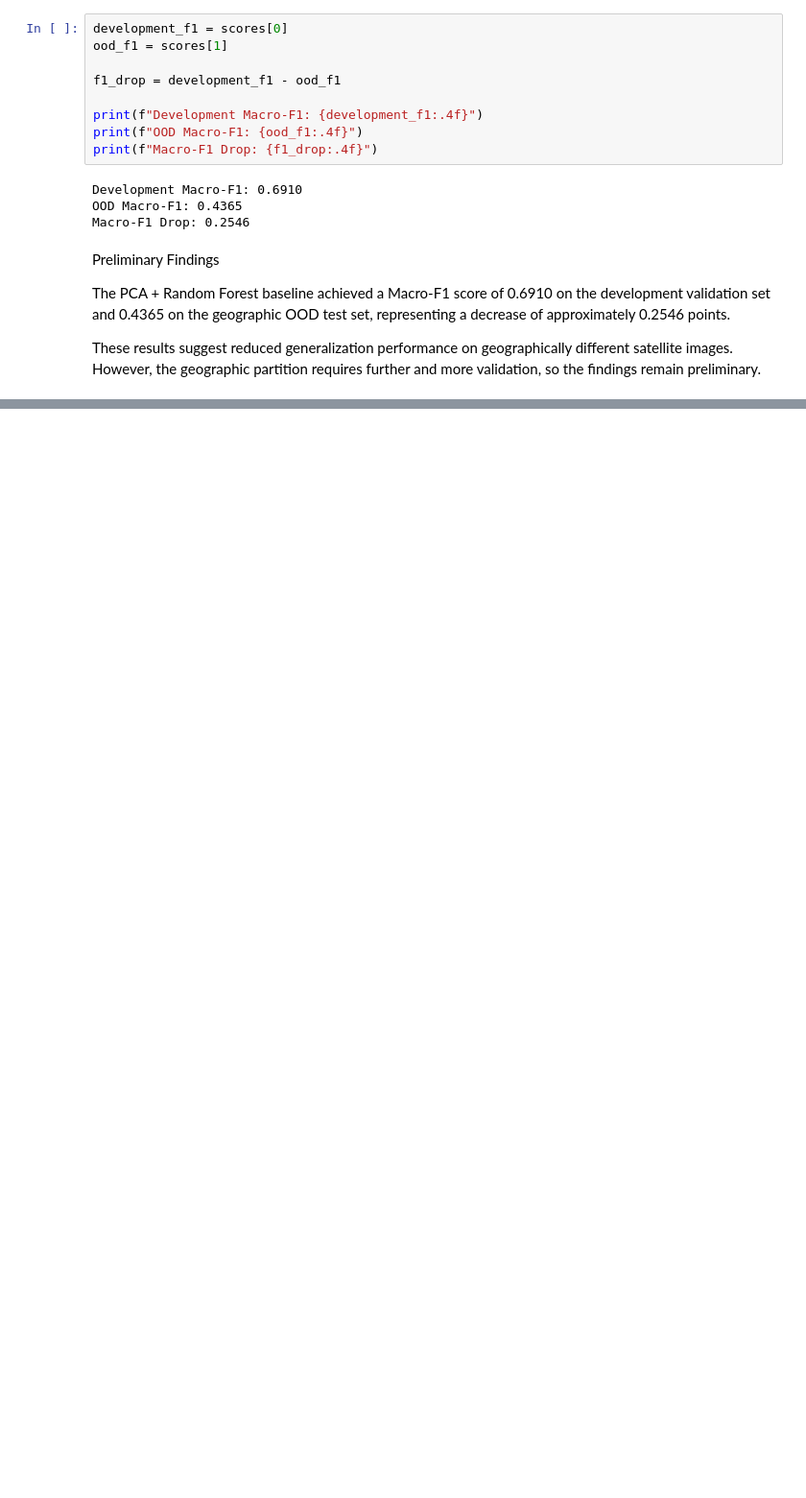
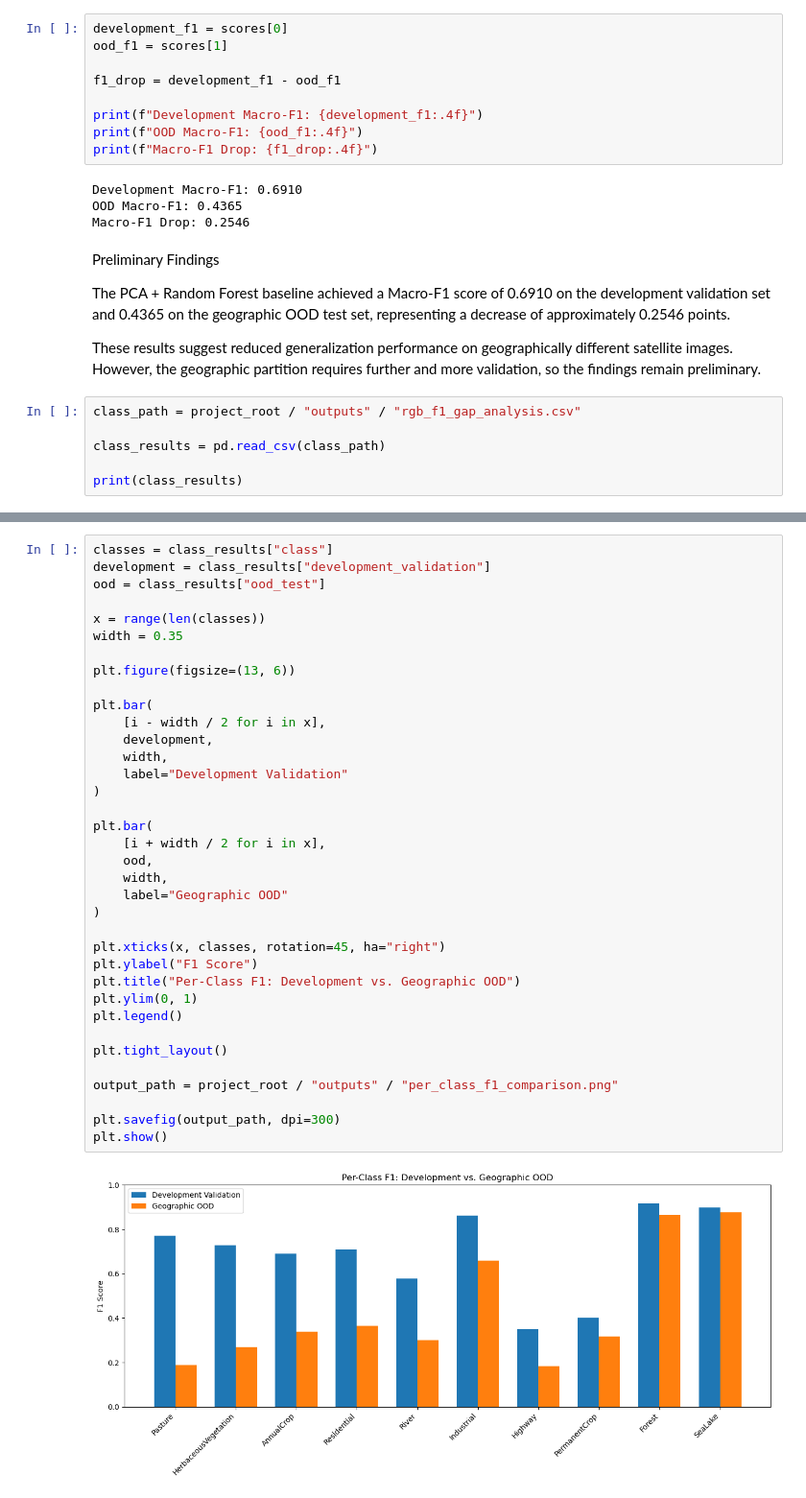
Before and after one commit to Rayan-RK/CSCI3052U-Project-TeamSixtyFive, a Jupyter notebook: notebooks/03_baseline_visualization.ipynb, the cells around one changed output, grey strips where cells are left out. Shown at 96% size. Drawn from its saved outputs; the diff is of its cells as text; blank space fills up the shorter version.

Commit message:
add per-class OOD performance visualization

```diff
--- a/notebooks/03_baseline_visualization.ipynb
+++ b/notebooks/03_baseline_visualization.ipynb
@@ -86,3 +86,9 @@ Preliminary Findings
 The PCA + Random Forest baseline achieved a Macro-F1 score of 0.6910 on the development validation set and 0.4365 on the geographic OOD test set, representing a decrease of approximately 0.2546 points.
 
 These results suggest reduced generalization performance on geographically different satellite images. However, the geographic partition requires further and more validation, so the findings remain preliminary.
+# %%
+class_path = project_root / "outputs" / "rgb_f1_gap_analysis.csv"
+
+class_results = pd.read_csv(class_path)
+
+print(class_results)
@@ -88,0 +107,38 @@ These results suggest reduced generalization performance on geographically diffe
+# %%
+classes = class_results["class"]
+development = class_results["development_validation"]
+ood = class_results["ood_test"]
+
+x = range(len(classes))
+width = 0.35
+
+plt.figure(figsize=(13, 6))
+
+plt.bar(
+    [i - width / 2 for i in x],
+    development,
+    width,
+    label="Development Validation"
+)
+
+plt.bar(
+    [i + width / 2 for i in x],
+    ood,
+    width,
+    label="Geographic OOD"
+)
+
+plt.xticks(x, classes, rotation=45, ha="right")
+plt.ylabel("F1 Score")
+plt.title("Per-Class F1: Development vs. Geographic OOD")
+plt.ylim(0, 1)
+plt.legend()
+
+plt.tight_layout()
+
+output_path = project_root / "outputs" / "per_class_f1_comparison.png"
+
+plt.savefig(output_path, dpi=300)
+plt.show()
+# %% [output]
+[figure, added]
```
Also changed, not shown: parts of 4 cells of this notebook, 2 other files.
